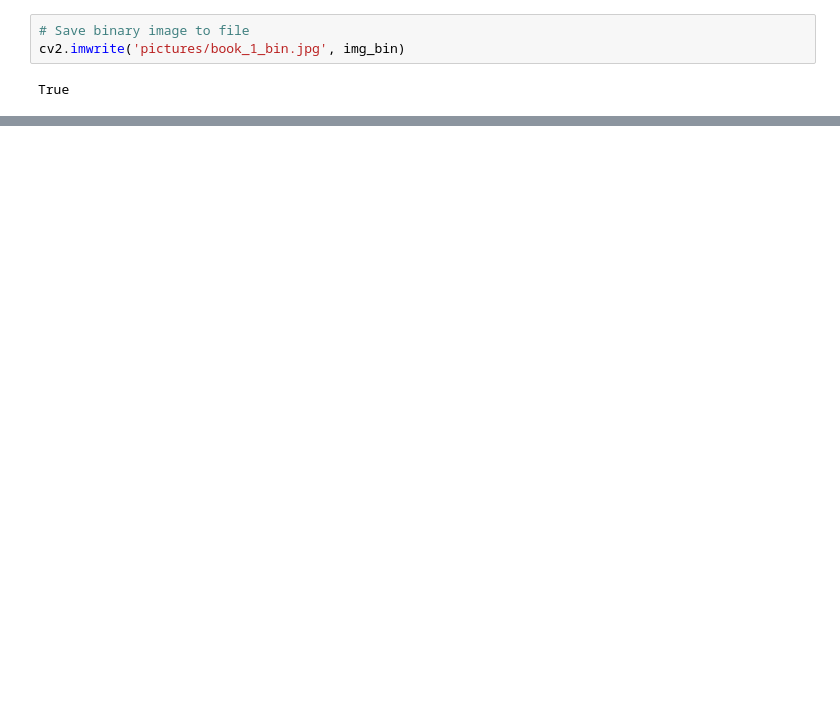
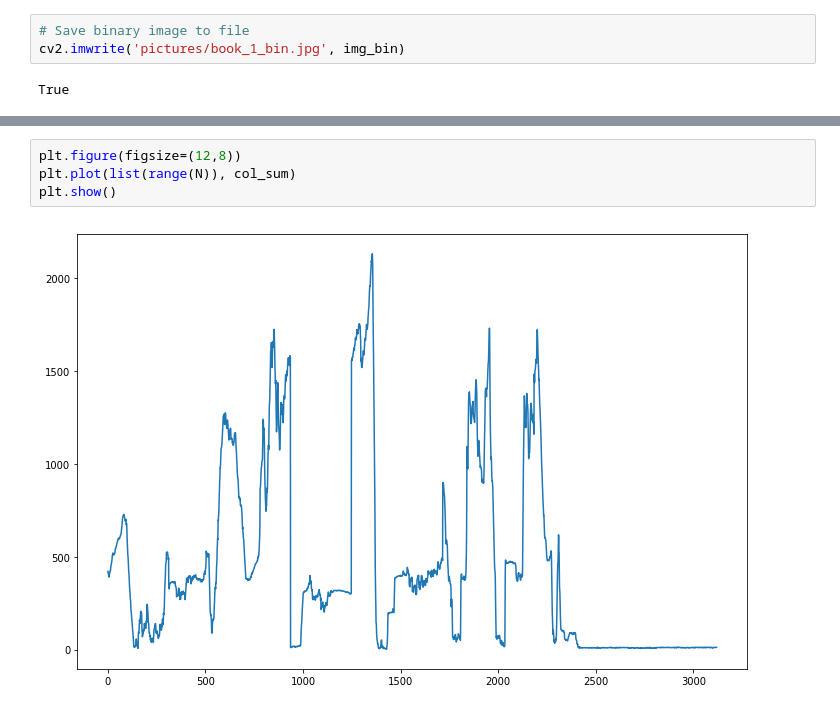
Before and after one commit to DemetrisChr/bookbot-vision, a Jupyter notebook: notebooks/luminosity.ipynb, the cells around one changed output, grey strips where cells are left out. Cells and saved outputs as stored; diff of their text form; blank space fills up the shorter version.

```diff
--- a/notebooks/luminosity.ipynb
+++ b/notebooks/luminosity.ipynb
@@ -59,0 +78,6 @@ True
+# %%
+plt.figure(figsize=(12,8))
+plt.plot(list(range(N)), col_sum)
+plt.show()
+# %% [output]
+[figure, added]
```
Also changed, not shown: parts of 10 cells of this notebook, 2 other files.
